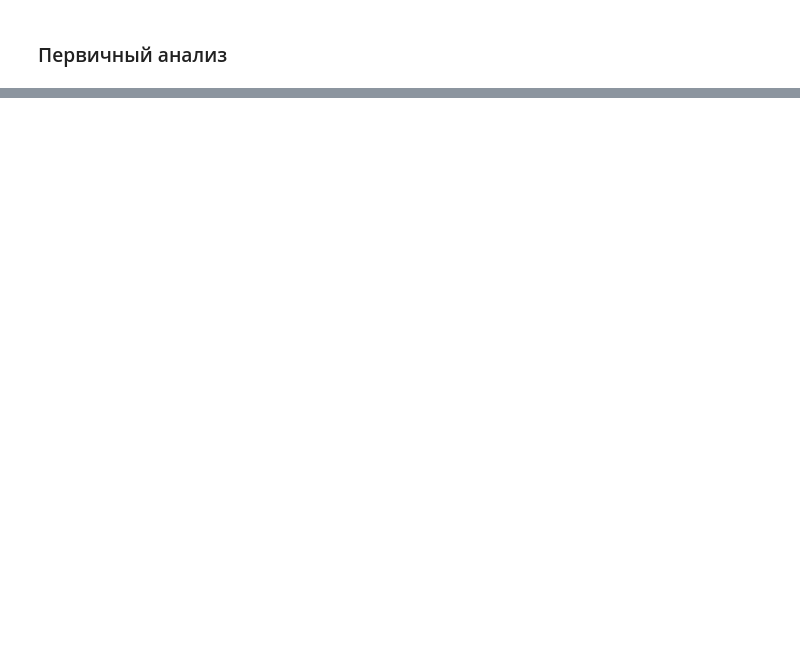
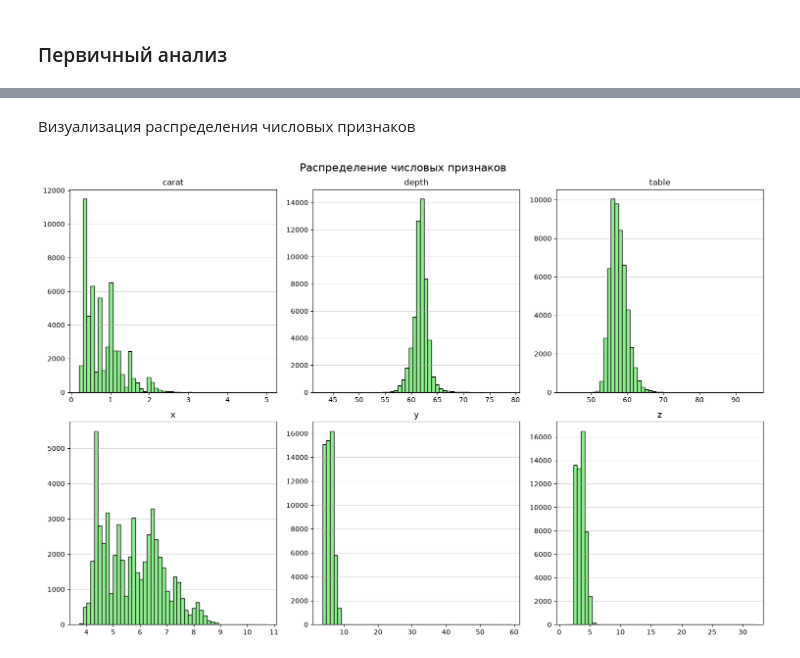
Before and after one commit to violllin/lab1_regression, a Jupyter notebook: lab1.ipynb, the cells around one changed output, grey strips where cells are left out. Cells and saved outputs as stored; diff of their text form; code cells hidden in the pictures; blank space fills up the shorter version.

```diff
--- a/lab1.ipynb
+++ b/lab1.ipynb
@@ -69,0 +86,18 @@ None
+# %% [markdown]
+Визуализация распределения числовых признаков
+# %%
+numeric_features = ['carat', 'depth', 'table', 'x', 'y', 'z']
+
+fig, axes = plt.subplots(2, 3, figsize=(15, 10))
+fig.suptitle('Распределение числовых признаков', fontsize=16)
+
+for i, col in enumerate(numeric_features):
+    ax = axes[i//3, i%3]
+    ax.hist(df[col], bins=50, color='lightgreen', edgecolor='black')
+    ax.set_title(col)
+    ax.grid(axis='y', alpha=0.5)
+
+plt.tight_layout()
+plt.show()
+# %% [output]
+[figure, added]
```
Also changed, not shown: parts of 13 cells of this notebook.
